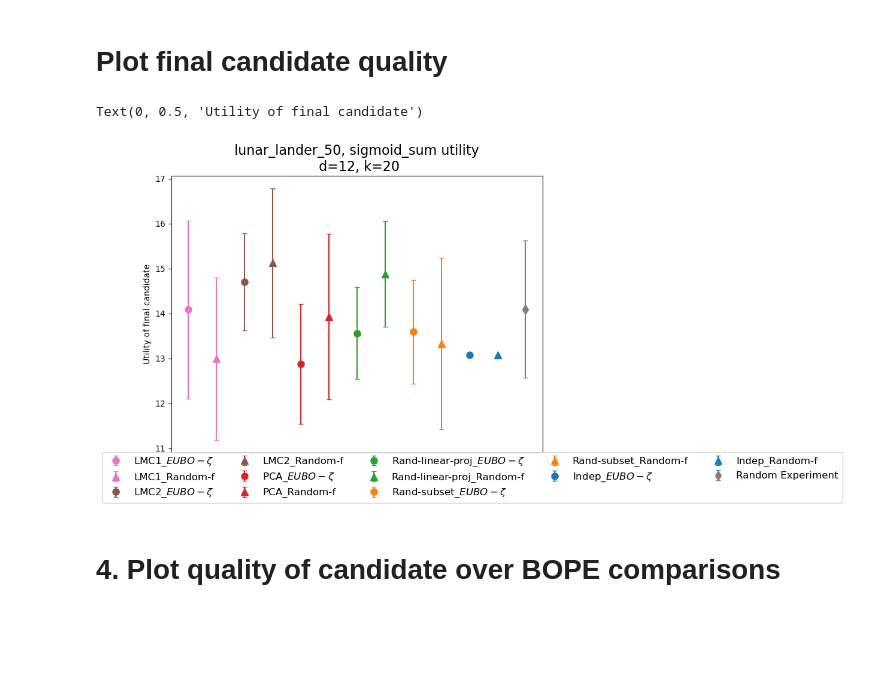
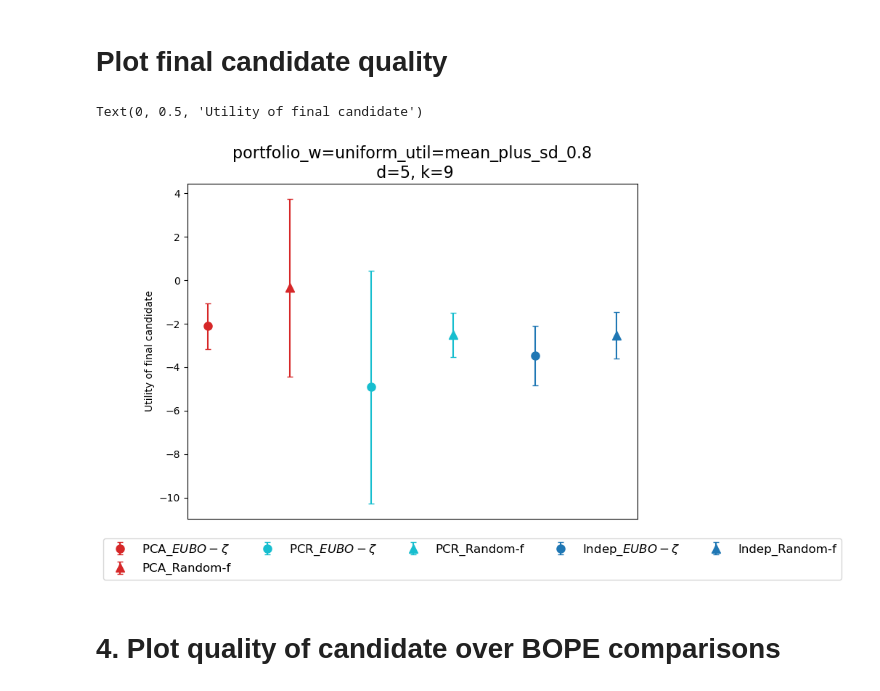
Before and after one commit to zyyjjj/low_rank_BOPE, a Jupyter notebook: notebooks/car_problems_new_code.ipynb, the cells around one changed output. Drawn from its saved outputs; the diff is of its cells as text; code cells hidden in the pictures; blank space fills up the shorter version.

Commit message:
update plotting NB after refactoring

```diff
--- a/notebooks/car_problems_new_code.ipynb
+++ b/notebooks/car_problems_new_code.ipynb
@@ -35,7 +35,8 @@ Also, have the NB handle a list of problem names, because likely we will want to
 # %%
 
 problem_names = [
-        "vehiclesafety_5d3d_piecewiselinear_3c",
-        "carcabdesign_7d9d_piecewiselinear_3c",
-        "carcabdesign_7d9d_linear_3c",
-    ]
+    "vehiclesafety_5d3d_piecewiselinear_3c",
+    "carcabdesign_7d9d_piecewiselinear_3c",
+    "carcabdesign_7d9d_linear_3c",
+    "portfolio_w=uniform_util=mean_plus_sd_0.8"
+]
@@ -44,13 +49,15 @@ outputs = defaultdict(lambda: defaultdict(list))
 
 for problem in problem_names:
 
-    results_folder = f'/home/yz685/low_rank_BOPE/experiments/{problem_name}/'
+    results_folder = f'/home/yz685/low_rank_BOPE/experiments/{problem}/'
 
     for trial in range(1,6):
 
         outputs[problem]['exp_candidate_results'].append(
-            torch.load(results_folder + f'final_candidate_results_trial{trial}.th')
+            # torch.load(results_folder + f'final_candidate_results_trial{trial}.th')
+            list(vv for v in torch.load(results_folder + f'final_candidate_results_trial{trial}.th').values() for vv in v.values())
         )
         outputs[problem]['within_session_results'].append(
-            torch.load(results_folder + f'PE_session_results_trial={trial}.th')
+            # torch.load(results_folder + f'PE_session_results_trial={trial}.th')
+            list(itertools.chain.from_iterable(vv for v in torch.load(results_folder + f'PE_session_results_trial={trial}.th').values() for vv in v.values()))
         )
@@ -81,18 +139,17 @@ labels_dict = {
 # %% [markdown]
 # Plot final candidate quality
 # %%
-f, axs = plt.subplots(1, len(problem_names), figsize=(8, 6))
+f, axs = plt.subplots(1, 1, figsize=(8, 6))
 
 every_n_comps = BASE_CONFIG["every_n_comps"]
 n_check_post_mean = BASE_CONFIG["n_check_post_mean"]
-problem_name = 'lunar_lander_50'
-util_func_name = 'sigmoid_sum'
-input_dim = 12
-outcome_dim = 20
+input_dim = 5
+outcome_dim = 9
 
-problem = 20 # TODO: change
+# problem = 20 # TODO: change
+problem = "portfolio_w=uniform_util=mean_plus_sd_0.8"
 
-exp_candidate_results = [res for i in range(NUM_TRIALS) for res in outputs[problem][i]["exp_candidate_results"]]
+exp_candidate_results = [res for i in range(NUM_TRIALS) for res in outputs[problem]["exp_candidate_results"][i]]
 
 exp_candidate_results_random = []
 exp_candidate_results_nonrandom = []
@@ -107,7 +164,6 @@ for res in exp_candidate_results:
 exp_df = pd.DataFrame(exp_candidate_results_nonrandom)
 exp_df["strategy"] = exp_df["strategy"].str.replace("EUBO-zeta", r"$EUBO-\\zeta$")
 exp_df["strategy"] = pd.Categorical(
-    # exp_df["strategy"], ["True Utility", "$EUBO-\zeta$", "Random-f", "Random Experiment"]
     exp_df["strategy"],
     ["True Utility", "$EUBO-\zeta$", "Random-f"],
 )
@@ -121,59 +177,60 @@ exp_df = (
     .reset_index()
 )
 
-exp_df_random = pd.DataFrame(exp_candidate_results_random)
-exp_df_random = (
-    exp_df_random.groupby(["strategy"])
-    .agg({"candidate_util": ["mean", "sem"]})
-    .droplevel(level=0, axis=1)
-    .reset_index()
-)
+
+# exp_df_random = pd.DataFrame(exp_candidate_results_random)
+# exp_df_random = (
+#     exp_df_random.groupby(["strategy"])
+#     .agg({"candidate_util": ["mean", "sem"]})
+#     .droplevel(level=0, axis=1)
+#     .reset_index()
+# )
 
 for name, group in exp_df.groupby(["method", "strategy"]):
 
     if group["method"].values[0] == 'mtgp':
         continue
 
     if group["strategy"].values[0] in ["$EUBO-\zeta$", "Random-f"]:
 
         axs.errorbar(
             x=[group["method"].values[0] + "_" + group["strategy"].values[0]],
             y=group["mean"],
             yerr=1.96 * group["sem"],
             fmt=marker_dict[name[1]],
             markersize=8,
             label=labels_dict[group["method"].values[0]] + "_" + group["strategy"].values[0],
             linewidth=1.5,
             capsize=3,
             color=colors_dict[name[0]],
             # transform = ax.transData + ScaledTranslation(-5/72, 0, fig.dpi_scale_trans)
         )
 
 # TODO: plot random experiment result
-axs.errorbar(
-    x=exp_df_random["strategy"],
-    y=exp_df_random["mean"],
-    yerr=1.96 * exp_df_random["sem"],
-    fmt="d",
-    markersize=8,
-    label="Random Experiment",
-    linewidth=1.5,
-    capsize=3,
-    color="tab:grey",
-)
+# axs.errorbar(
+#     x=exp_df_random["strategy"],
+#     y=exp_df_random["mean"],
+#     yerr=1.96 * exp_df_random["sem"],
+#     fmt="d",
+#     markersize=8,
+#     label="Random Experiment",
+#     linewidth=1.5,
+#     capsize=3,
+#     color="tab:grey",
+# )
 
 axs.set_title(
-    f"{problem_name}, {util_func_name} utility\n d={input_dim}, k={outcome_dim}", fontsize=16
+    f"{problem}\n d={input_dim}, k={outcome_dim}", fontsize=16
 )
 axs.set_xticks([])
 
 axs.legend(bbox_to_anchor=(-0.2, -0.2), loc="lower left", ncol=5, fontsize=12)
 axs.set_ylabel("Utility of final candidate")
 
 # plt.savefig(f'BOPE_real_EUBO_randomf.pdf', bbox_inches = "tight")
 # %% [output]
 Text(0, 0.5, 'Utility of final candidate')
-[figure, old version]
+[figure, new version]
 # %% [markdown]
 # 4. Plot quality of candidate over BOPE comparisons
 # %%
```
Also changed, not shown: parts of 7 cells of this notebook.
